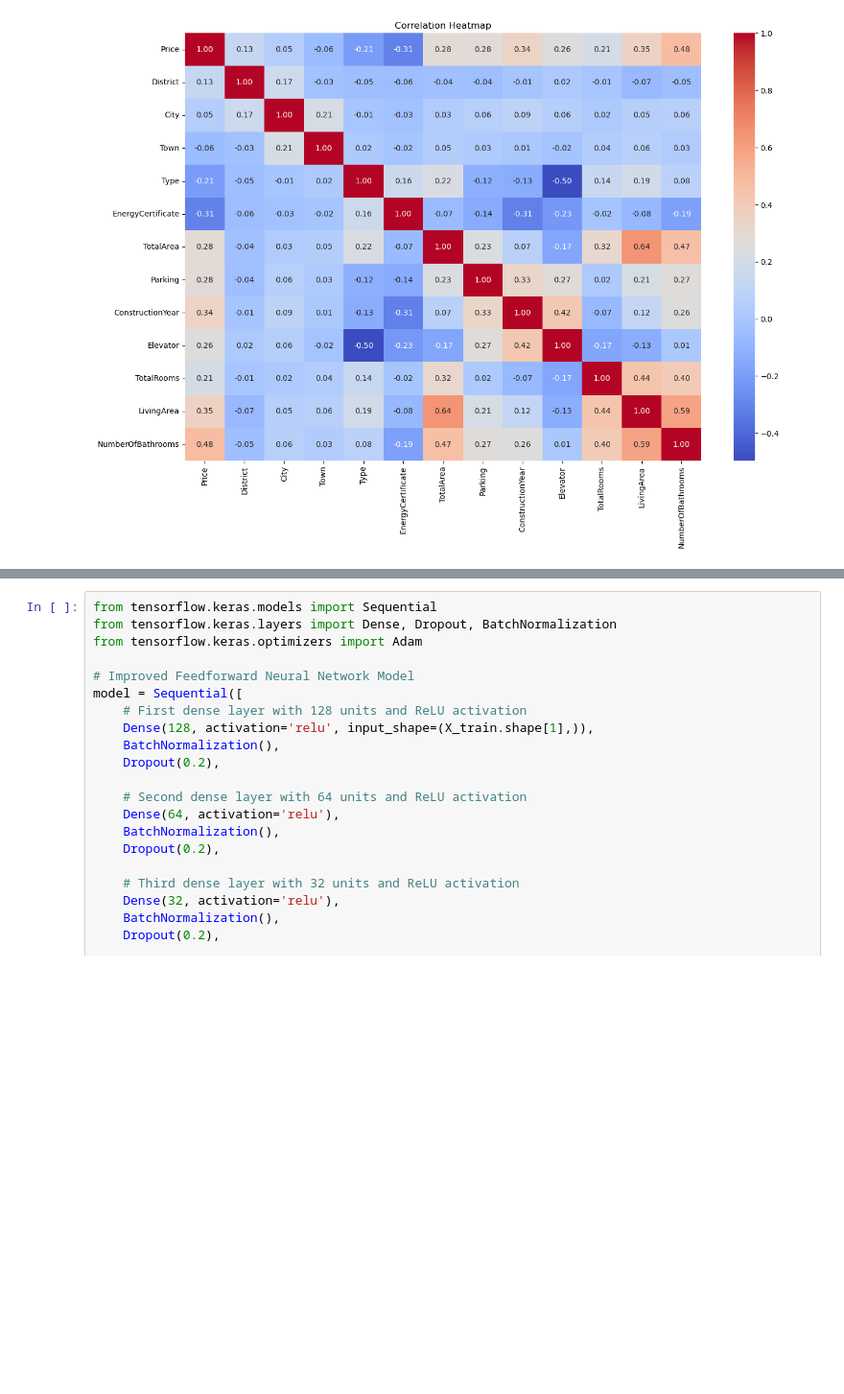
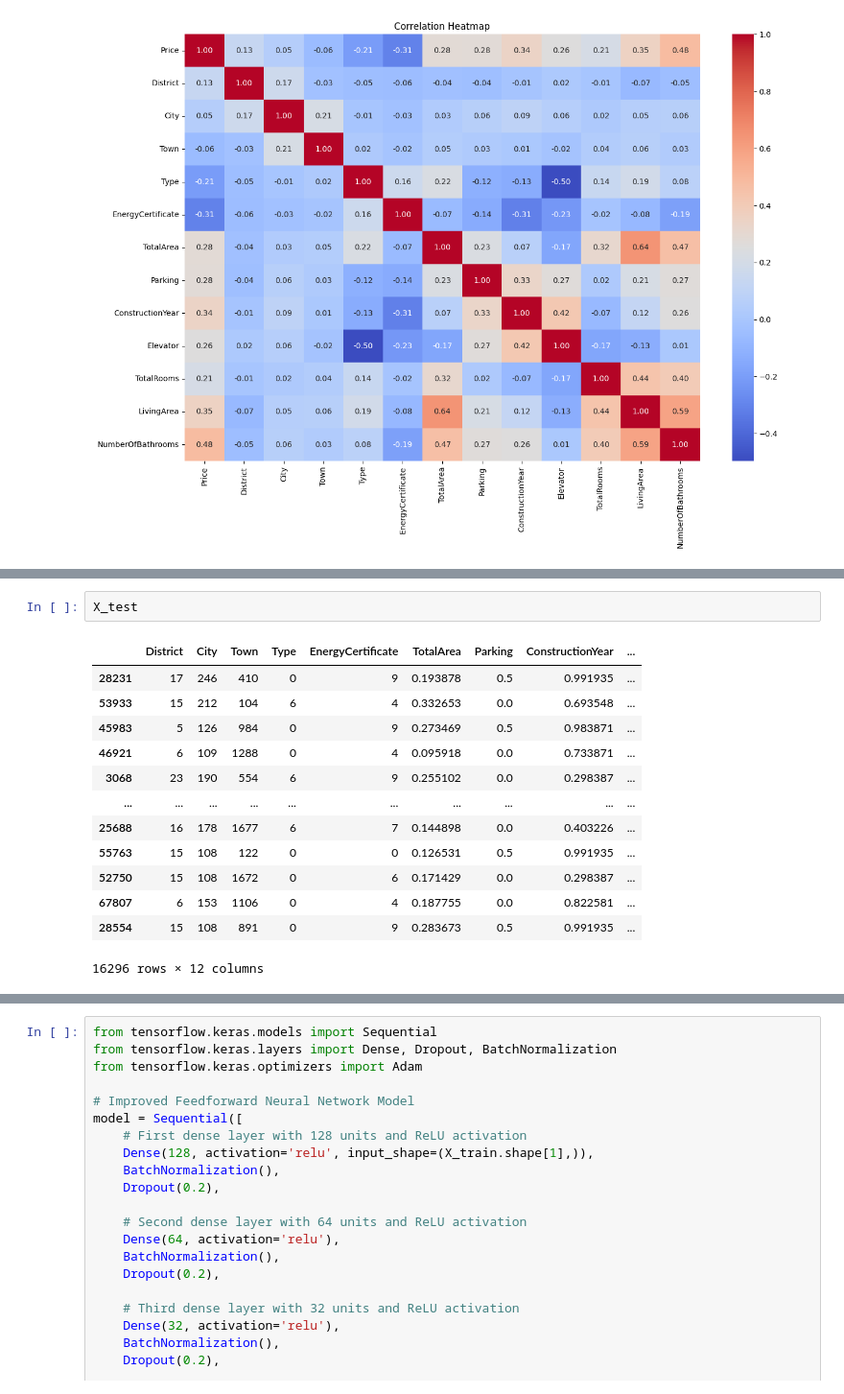
Before and after one commit to wesdpre/TAACProject2, a Jupyter notebook: pre-modelling.ipynb, the cells around one changed output, grey strips where cells are left out. Shown: that part at 96% size. Saved outputs shown, nothing was run; the diff lists cells and outputs as text; blank space fills up the shorter version.

```diff
--- a/pre-modelling.ipynb
+++ b/pre-modelling.ipynb
@@ -323,3 +323,19 @@ R^2 Score: 0.81
+# %%
+X_test
+# %% [output]
+|  | District | City | Town | Type | EnergyCertificate | TotalArea | Parking | ConstructionYear | ... |
+| 28231 | 17 | 246 | 410 | 0 | 9 | 0.193878 | 0.5 | 0.991935 | ... |
+| 53933 | 15 | 212 | 104 | 6 | 4 | 0.332653 | 0.0 | 0.693548 | ... |
+| 45983 | 5 | 126 | 984 | 0 | 9 | 0.273469 | 0.5 | 0.983871 | ... |
+| 46921 | 6 | 109 | 1288 | 0 | 4 | 0.095918 | 0.0 | 0.733871 | ... |
+| 3068 | 23 | 190 | 554 | 6 | 9 | 0.255102 | 0.0 | 0.298387 | ... |
+| ... | ... | ... | ... | ... | ... | ... | ... | ... | ... |
+| 25688 | 16 | 178 | 1677 | 6 | 7 | 0.144898 | 0.0 | 0.403226 | ... |
+| 55763 | 15 | 108 | 122 | 0 | 0 | 0.126531 | 0.5 | 0.991935 | ... |
+| 52750 | 15 | 108 | 1672 | 0 | 6 | 0.171429 | 0.0 | 0.298387 | ... |
+| 67807 | 6 | 153 | 1106 | 0 | 4 | 0.187755 | 0.0 | 0.822581 | ... |
+| 28554 | 15 | 108 | 891 | 0 | 9 | 0.283673 | 0.5 | 0.991935 | ... |
+16296 rows × 12 columns
 # %%
 from sklearn.model_selection import GridSearchCV
 
```
Also changed, not shown: parts of 5 cells of this notebook, 1 other file.
